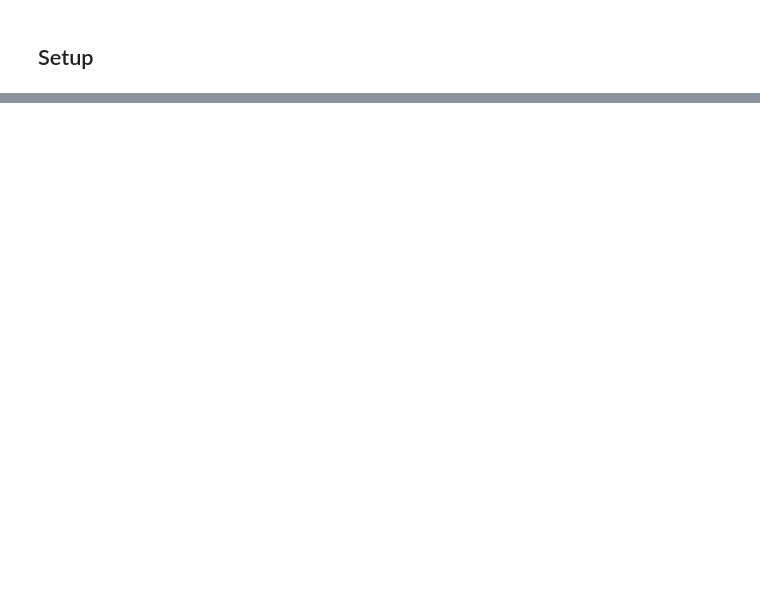
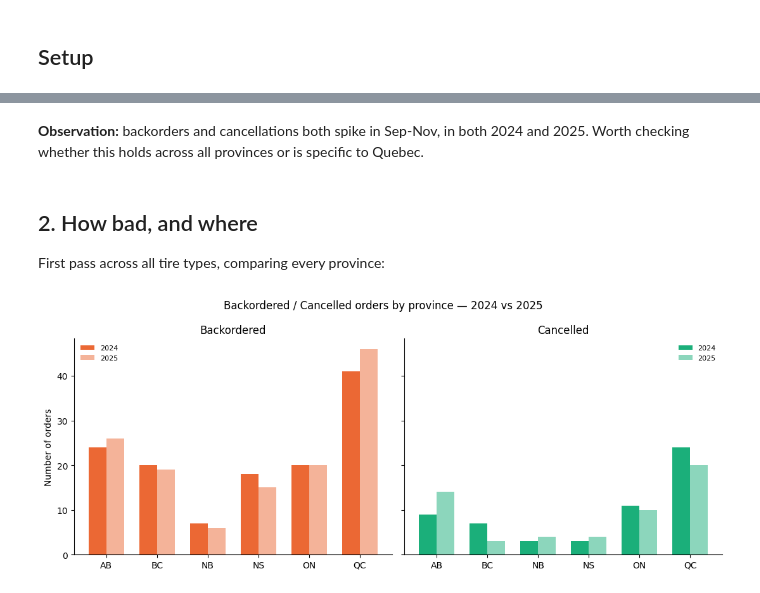
Before and after one commit to Mor-analyze/Quebec-tire-fulfillment-analysis, a Jupyter notebook: notebooks/analysis.ipynb, the cells around one changed output, grey strips where cells are left out. Drawn from its saved outputs; the diff is of its cells as text; code cells hidden in the pictures; blank space fills up the shorter version.

```diff
--- a/notebooks/analysis.ipynb
+++ b/notebooks/analysis.ipynb
@@ -127,0 +130,51 @@ See `../report/Quebec_Winter_Tire_Report.docx` for the full write-up, recommenda
+# %% [markdown]
+**Observation:** backorders and cancellations both spike in Sep-Nov, in both 2024 and 2025. Worth checking whether this holds across all provinces or is specific to Quebec.
+# %% [markdown]
+## 2. How bad, and where
+
+First pass across all tire types, comparing every province:
+# %%
+### total Backordered/Cancelled orders by province, 2024 vs 2025
+import numpy as np
+
+by_province = q("""
+SELECT
+  customers.province,
+  strftime('%Y', orders.order_date) AS year,
+  orders.status,
+  COUNT(*) AS n_orders
+FROM orders
+JOIN customers ON orders.customer_id = customers.customer_id
+WHERE strftime('%Y', orders.order_date) IN ('2024', '2025')
+  AND orders.status IN ('Backordered', 'Cancelled')
+GROUP BY province, year, status
+ORDER BY province, year, status
+""")
+
+provinces = sorted(by_province['province'].unique())
+x = np.arange(len(provinces))
+width = 0.35
+
+status_colors = {'Backordered': '#eb6834', 'Cancelled': '#1baf7a'}
+
+fig, axes = plt.subplots(1, 2, figsize=(11, 4.5), sharey=True)
+for ax, (status, color) in zip(axes, status_colors.items()):
+    sub = by_province[by_province['status'] == status]
+    counts_2024 = sub[sub['year'] == '2024'].set_index('province').reindex(provinces)['n_orders'].fillna(0)
+    counts_2025 = sub[sub['year'] == '2025'].set_index('province').reindex(provinces)['n_orders'].fillna(0)
+
+    ax.bar(x - width/2, counts_2024, width, color=color, alpha=1.0, label='2024')
+    ax.bar(x + width/2, counts_2025, width, color=color, alpha=0.5, label='2025')
+
+    ax.set_title(status)
+    ax.set_xticks(x)
+    ax.set_xticklabels(provinces)
+    ax.spines[['top', 'right']].set_visible(False)
+    ax.legend(frameon=False, fontsize=8)
+
+axes[0].set_ylabel('Number of orders')
+fig.suptitle('Backordered / Cancelled orders by province — 2024 vs 2025')
+plt.tight_layout()
+plt.show()
+# %% [output]
+[figure, added]
```
Also changed, not shown: parts of 41 cells of this notebook.
